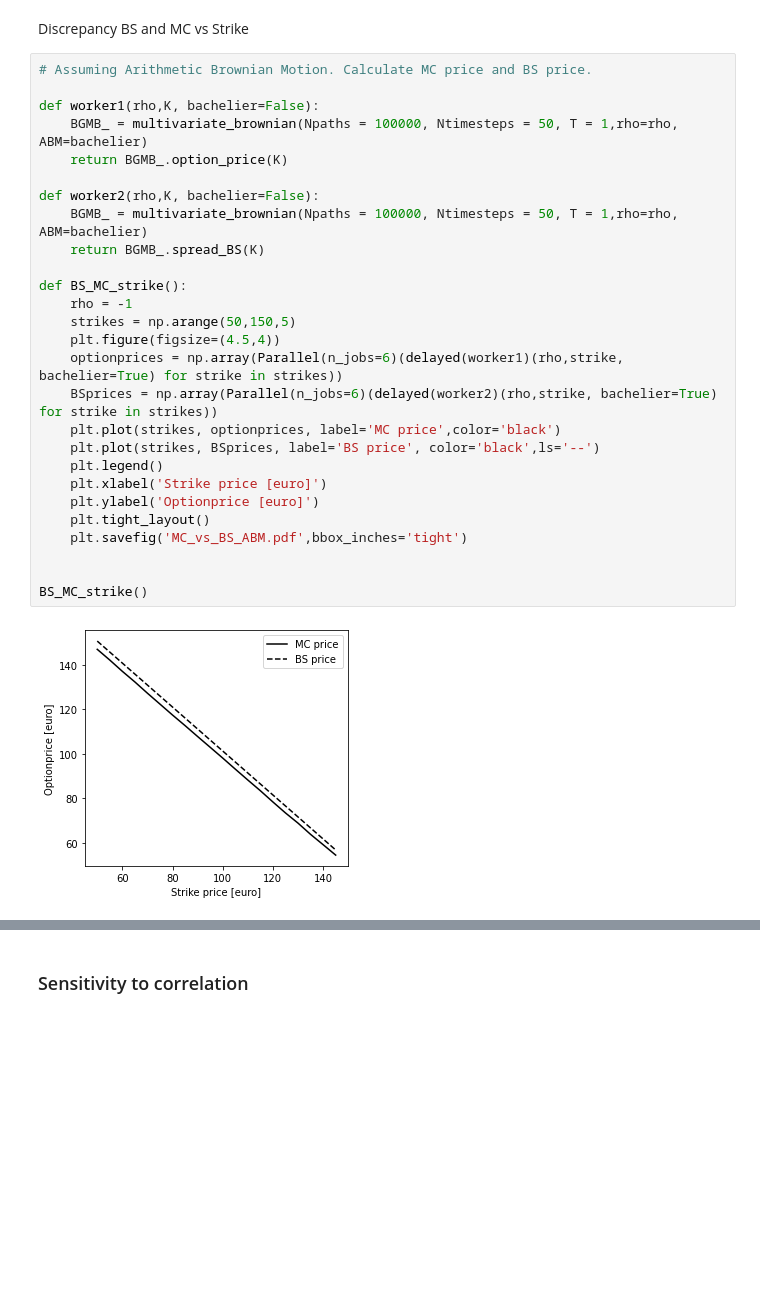
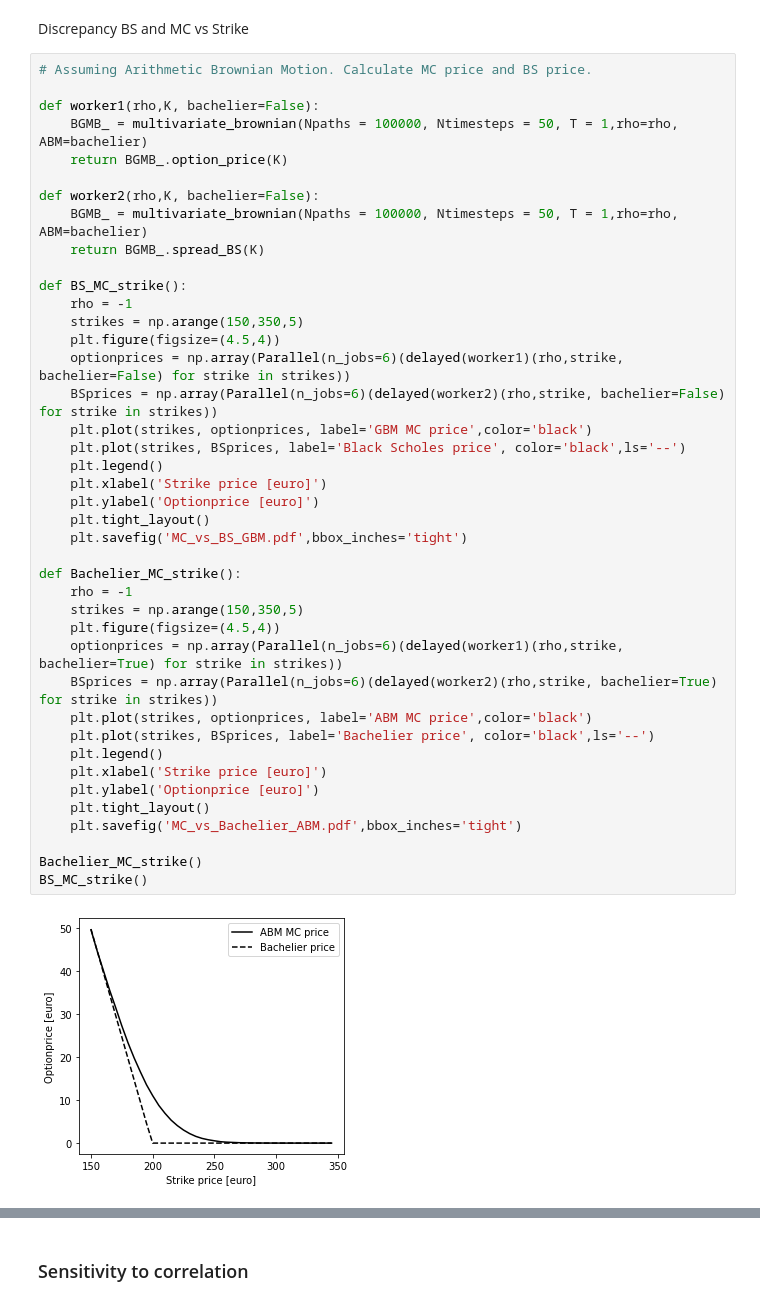
Before and after one commit to WillemJan9519/SPFDM-2, a Jupyter notebook: SPFDM 2.ipynb, the cells around one changed output, grey strips where cells are left out. Drawn from its saved outputs; the diff is of its cells as text; blank space fills up the shorter version.

Commit message:
different strike

```diff
--- a/SPFDM 2.ipynb
+++ b/SPFDM 2.ipynb
@@ -850,29 +849,43 @@ BGMB.plot_one_path()
 # %%
 # Assuming Arithmetic Brownian Motion. Calculate MC price and BS price.
 
 def worker1(rho,K, bachelier=False):
     BGMB_ = multivariate_brownian(Npaths = 100000, Ntimesteps = 50, T = 1,rho=rho, ABM=bachelier)
     return BGMB_.option_price(K)
 
 def worker2(rho,K, bachelier=False):
     BGMB_ = multivariate_brownian(Npaths = 100000, Ntimesteps = 50, T = 1,rho=rho, ABM=bachelier)
     return BGMB_.spread_BS(K)
 
 def BS_MC_strike():
     rho = -1
-    strikes = np.arange(50,150,5)
+    strikes = np.arange(150,350,5)
     plt.figure(figsize=(4.5,4))
-    optionprices = np.array(Parallel(n_jobs=6)(delayed(worker1)(rho,strike, bachelier=True) for strike in strikes))
-    BSprices = np.array(Parallel(n_jobs=6)(delayed(worker2)(rho,strike, bachelier=True) for strike in strikes))
-    plt.plot(strikes, optionprices, label='MC price',color='black')
-    plt.plot(strikes, BSprices, label='BS price', color='black',ls='--')
+    optionprices = np.array(Parallel(n_jobs=6)(delayed(worker1)(rho,strike, bachelier=False) for strike in strikes))
+    BSprices = np.array(Parallel(n_jobs=6)(delayed(worker2)(rho,strike, bachelier=False) for strike in strikes))
+    plt.plot(strikes, optionprices, label='GBM MC price',color='black')
+    plt.plot(strikes, BSprices, label='Black Scholes price', color='black',ls='--')
     plt.legend()
     plt.xlabel('Strike price [euro]')
     plt.ylabel('Optionprice [euro]')
     plt.tight_layout()
-    plt.savefig('MC_vs_BS_ABM.pdf',bbox_inches='tight')
+    plt.savefig('MC_vs_BS_GBM.pdf',bbox_inches='tight')
 
+def Bachelier_MC_strike():
+    rho = -1
+    strikes = np.arange(150,350,5)
+    plt.figure(figsize=(4.5,4))
+    optionprices = np.array(Parallel(n_jobs=6)(delayed(worker1)(rho,strike, bachelier=True) for strike in strikes))
+    BSprices = np.array(Parallel(n_jobs=6)(delayed(worker2)(rho,strike, bachelier=True) for strike in strikes))
+    plt.plot(strikes, optionprices, label='ABM MC price',color='black')
+    plt.plot(strikes, BSprices, label='Bachelier price', color='black',ls='--')
+    plt.legend()
+    plt.xlabel('Strike price [euro]')
+    plt.ylabel('Optionprice [euro]')
+    plt.tight_layout()
+    plt.savefig('MC_vs_Bachelier_ABM.pdf',bbox_inches='tight')
 
+Bachelier_MC_strike()
 BS_MC_strike()
 # %% [output]
-[figure, old version]
+[figure, new version]
```
Also changed, not shown: parts of 3 cells of this notebook.
